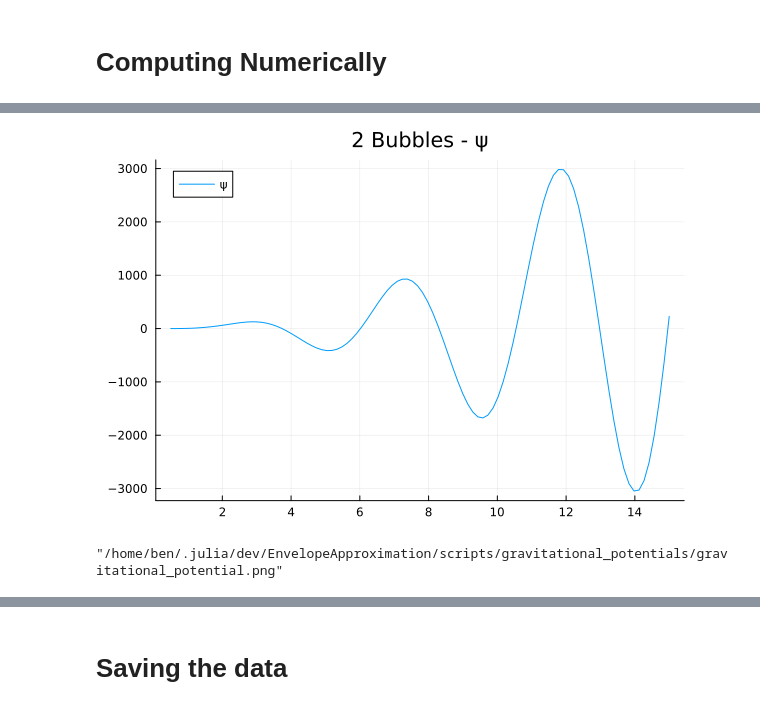
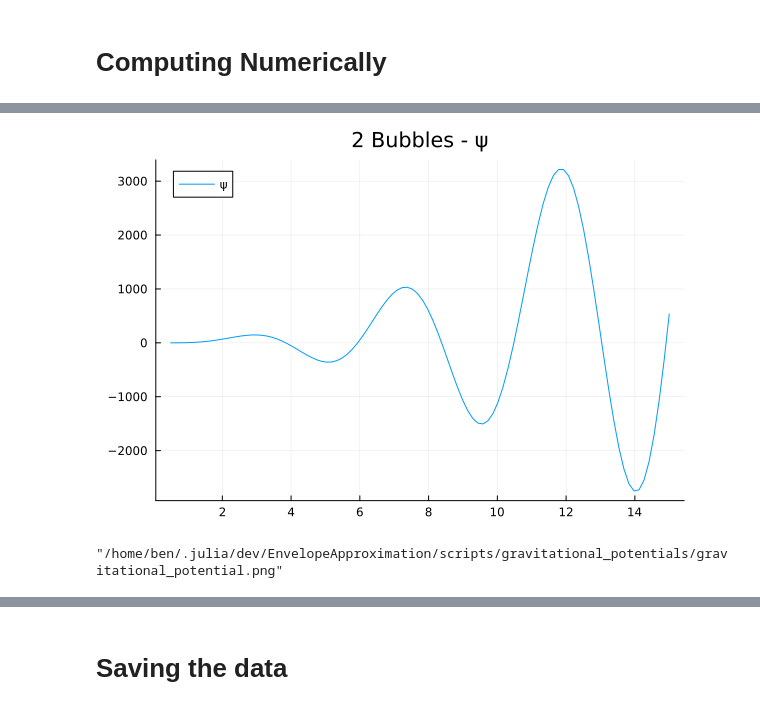
Before and after one commit to Bh2412/EnvelopeApproximation.jl, a Jupyter notebook: scripts/gravitational_potentials/double_bubble_fixed_k.ipynb, the cells around one changed output, grey strips where cells are left out. Drawn from its saved outputs; the diff is of its cells as text; code cells hidden in the pictures.

```diff
--- a/scripts/gravitational_potentials/double_bubble_fixed_k.ipynb
+++ b/scripts/gravitational_potentials/double_bubble_fixed_k.ipynb
@@ -2,11 +2,7 @@
 using EnvelopeApproximation
 using EnvelopeApproximation.BubbleBasics
 using EnvelopeApproximation.BubblesEvolution
-using EnvelopeApproximation.BubblesIntegration
 using EnvelopeApproximation.StressEnergyTensor
-import EnvelopeApproximation.GravitationalPotentials: ψ
+import EnvelopeApproximation.GravitationalPotentials: ψ as _ψ
 import LinearAlgebra: norm
-import Meshes: coordinates
 using Plots
-
-Point3 = EnvelopeApproximation.Point3
@@ -19,6 +13,6 @@ d = 1.
 ΔV = 1.
 nucleations = [(time=0., site=Point3(0., 0., -d / 2)), (time=0., site=Point3(0., 0., d / 2))]
 η_max = 15.
-ηs = LinRange(0.5, η_max, 100)
+ηs = LinRange(0.5, η_max, 30) |> collect
 snapshot = BubblesSnapShot(nucleations, η_max)
 # %% [output]
@@ -26,6 +20,5 @@ BubblesSnapShot(@NamedTuple{time::Float64, site::Meshes.Point3}[(time = 0.0, sit
 # %% [markdown]
 # Setting up the Ks
 # %%
-k_vecs = [Point3(0., 1., 1.)]
-norm(p:: Point3) = norm(coordinates(p), 2)
+k_vecs = [Vec3(0., 1., 1.)]
 # %% [output]
@@ -38,5 +32,5 @@ k_vecs
 # %% [markdown]
 # Computing Numerically
 # %%
-_ψ = ψ(k_vecs, snapshot, ηs |> collect, 50, 50; rtol=1e-2)
+ψ = _ψ(k_vecs, snapshot, ηs, 50, 50; rtol=1e-2)
 # %% [output]
@@ -80,7 +94,7 @@ _ψ
 # %%
-p = plot(ηs, _ψ .|> real, label="ψ", title="2 Bubbles - ψ")
+p = plot(ηs, ψ .|> real, label="ψ", title="2 Bubbles - ψ")
 display(p)
 savefig("gravitational_potential.png")
 # %% [output]
-[figure, old version]
+[figure, new version]
 "/home/ben/.julia/dev/EnvelopeApproximation/scripts/gravitational_potentials/gravitational_potential.png"
```
Also changed, not shown: parts of 9 cells of this notebook, 4 other files.
